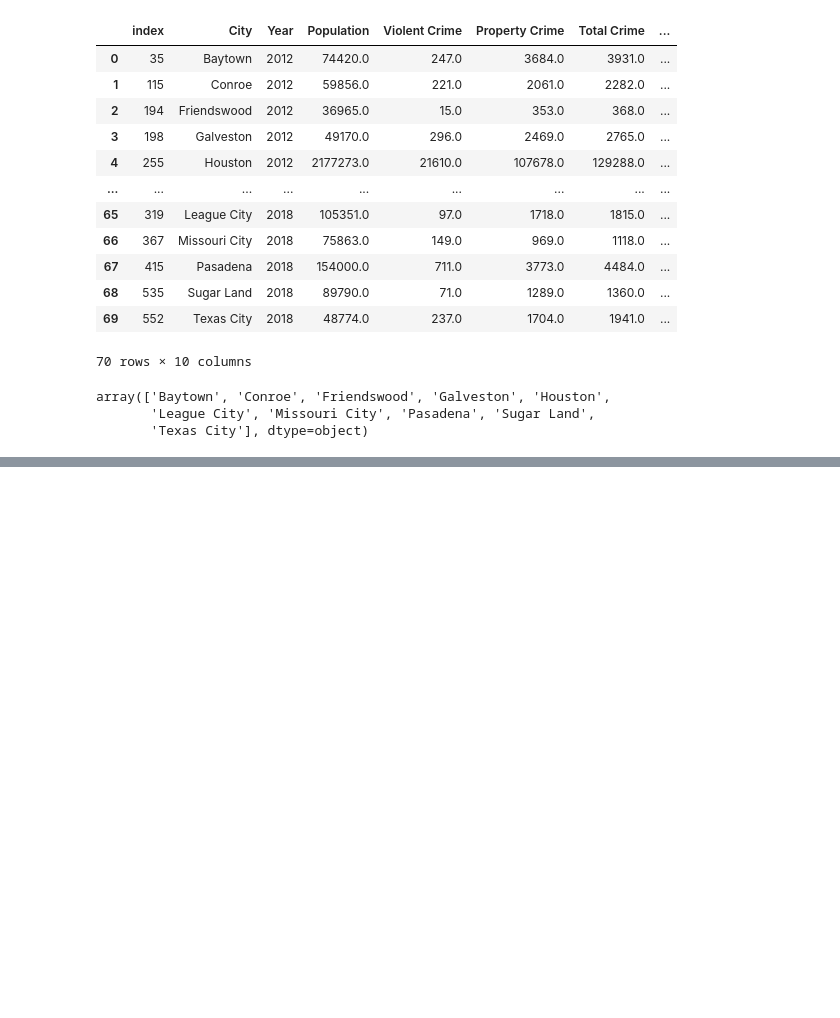
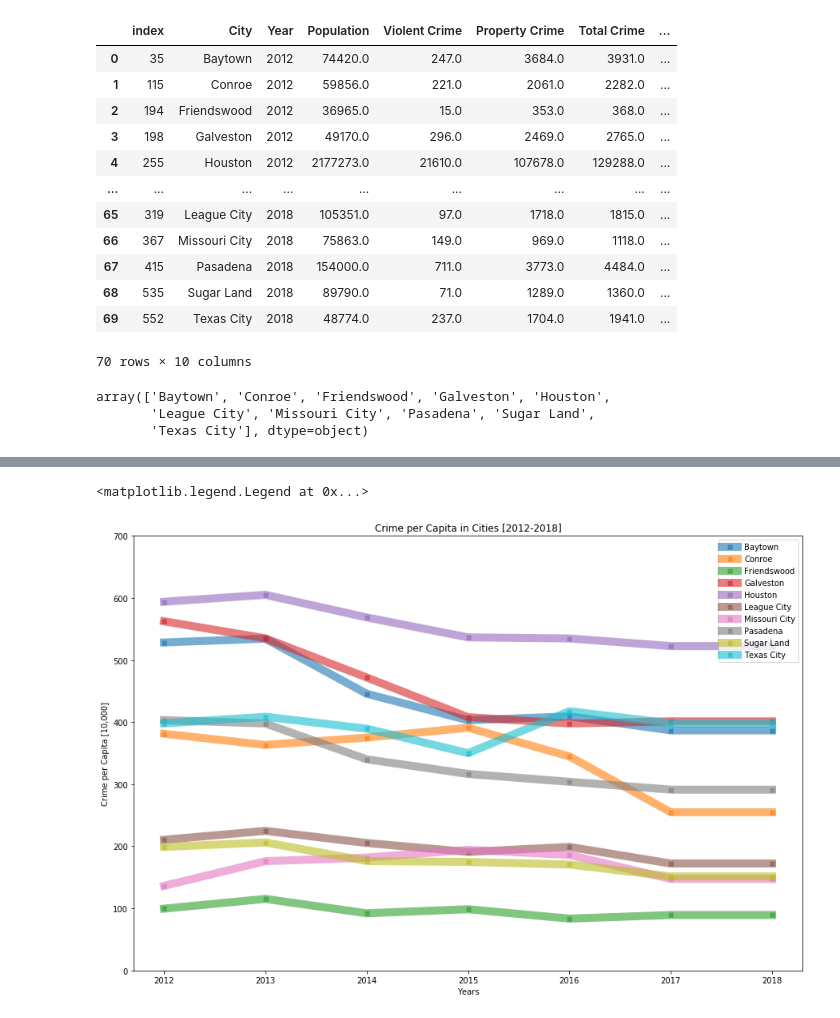
Before and after one commit to andresocorro/project_1, a Jupyter notebook: src_files/CrimeData.ipynb, the cells around one changed output, grey strips where cells are left out. Drawn from its saved outputs; the diff is of its cells as text; code cells hidden in the pictures; blank space fills up the shorter version.

```diff
--- a/src_files/CrimeData.ipynb
+++ b/src_files/CrimeData.ipynb
@@ -239,0 +218,18 @@ plt.ylim(0,600)
+# %%
+# Graphing parameters
+plt.figure(figsize =(15,10))
+plt.ylim(0,700)
+# Graph line graph of crime per capita of cities in question
+ax = plt.gca()
+for city in city_list:
+    filter_city_df = crime_graph_df.loc[crime_graph_df['City'] == city]
+    color = next(ax._get_lines.prop_cycler)['color']
+    plt.plot(filter_city_df['Year'],filter_city_df['Total Crime Per Capita [10,000]'], label=city, color=color, alpha = .6, linewidth = 10, marker="X")
+# Labels for map
+plt.xlabel("Years")
+plt.ylabel("Crime per Capita [10,000]")
+plt.title("Crime per Capita in Cities [2012-2018]")
+plt.legend(loc="best")
+# %% [output]
+<matplotlib.legend.Legend at 0x...>
+[figure, added]
```
Also changed, not shown: parts of 9 cells of this notebook, 1 other file.
